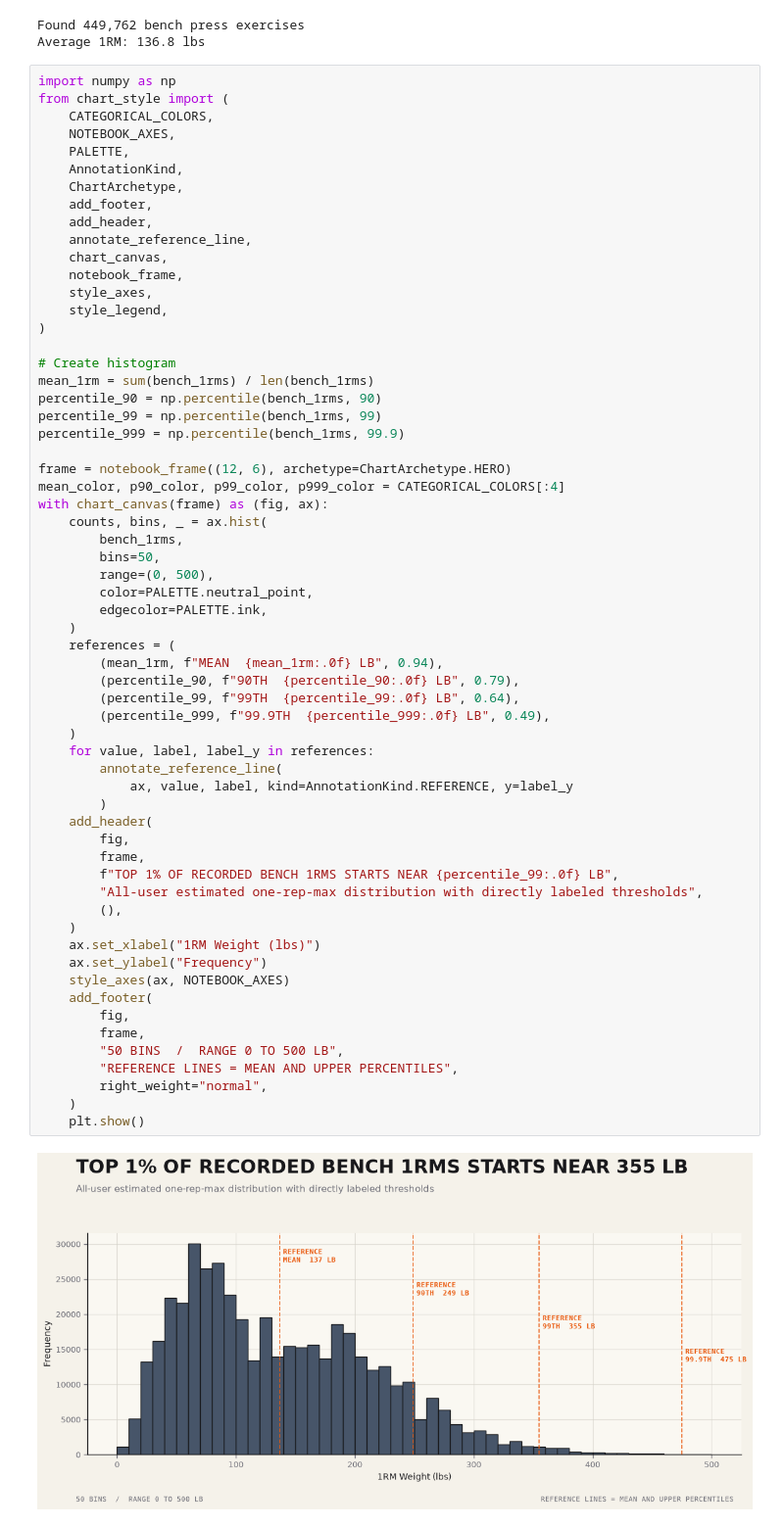
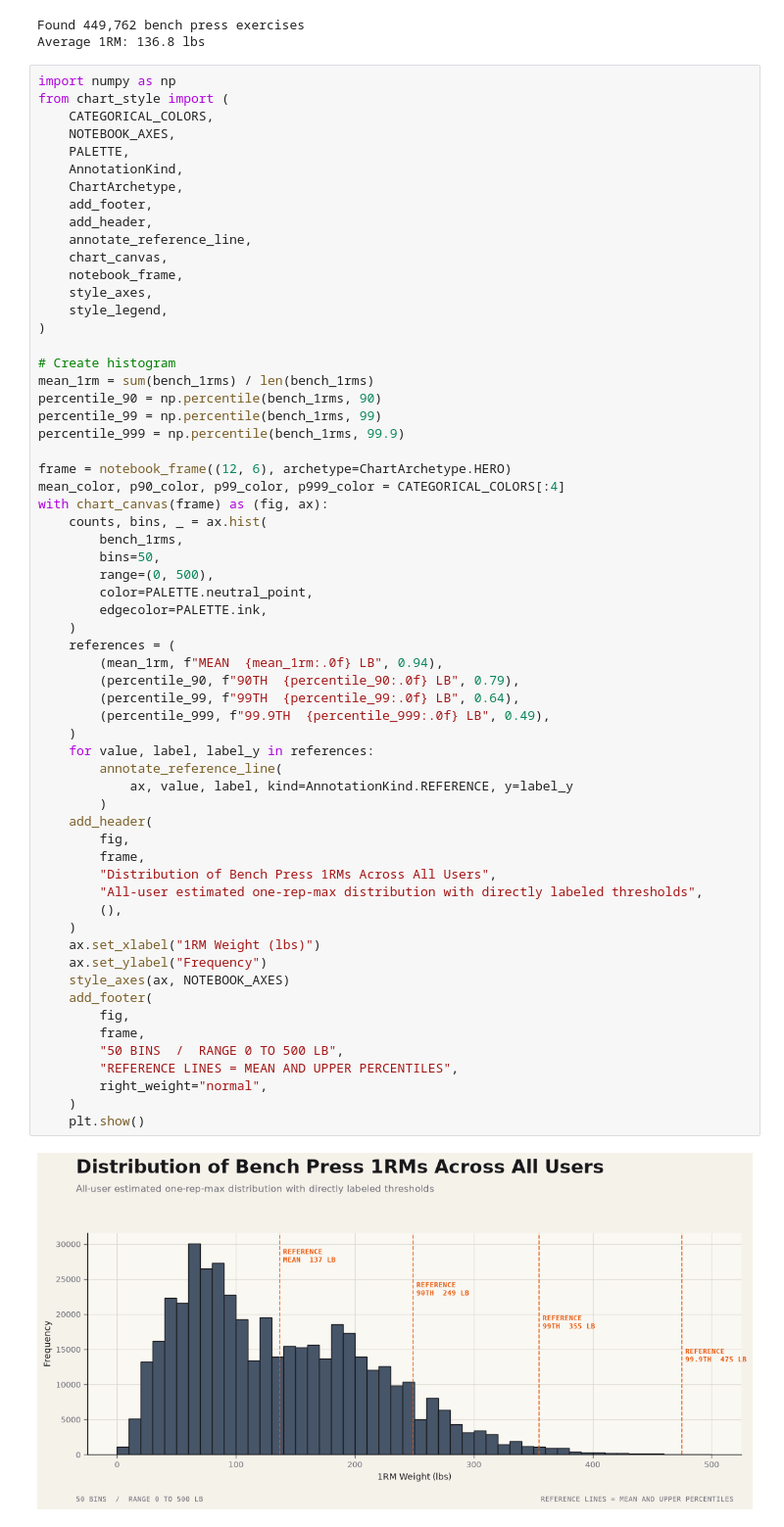
Before and after one commit to WeightliftingApp/WeightliftingApp-AnalyzeData, a Jupyter notebook: src/analyze_users.ipynb, the cells around one changed output. Shown at 98% size. Cells and saved outputs as stored; diff of their text form.

```diff
--- a/src/analyze_users.ipynb
+++ b/src/analyze_users.ipynb
@@ -74,32 +74,32 @@ with chart_canvas(frame) as (fig, ax):
         edgecolor=PALETTE.ink,
     )
     references = (
         (mean_1rm, f"MEAN  {mean_1rm:.0f} LB", 0.94),
         (percentile_90, f"90TH  {percentile_90:.0f} LB", 0.79),
         (percentile_99, f"99TH  {percentile_99:.0f} LB", 0.64),
         (percentile_999, f"99.9TH  {percentile_999:.0f} LB", 0.49),
     )
     for value, label, label_y in references:
         annotate_reference_line(
             ax, value, label, kind=AnnotationKind.REFERENCE, y=label_y
         )
     add_header(
         fig,
         frame,
-        f"TOP 1% OF RECORDED BENCH 1RMS STARTS NEAR {percentile_99:.0f} LB",
+        "Distribution of Bench Press 1RMs Across All Users",
         "All-user estimated one-rep-max distribution with directly labeled thresholds",
         (),
     )
     ax.set_xlabel("1RM Weight (lbs)")
     ax.set_ylabel("Frequency")
     style_axes(ax, NOTEBOOK_AXES)
     add_footer(
         fig,
         frame,
         "50 BINS  /  RANGE 0 TO 500 LB",
         "REFERENCE LINES = MEAN AND UPPER PERCENTILES",
         right_weight="normal",
     )
     plt.show()
 # %% [output]
-[figure, old version]
+[figure, new version]
```
Also changed, not shown: 10 other files.
